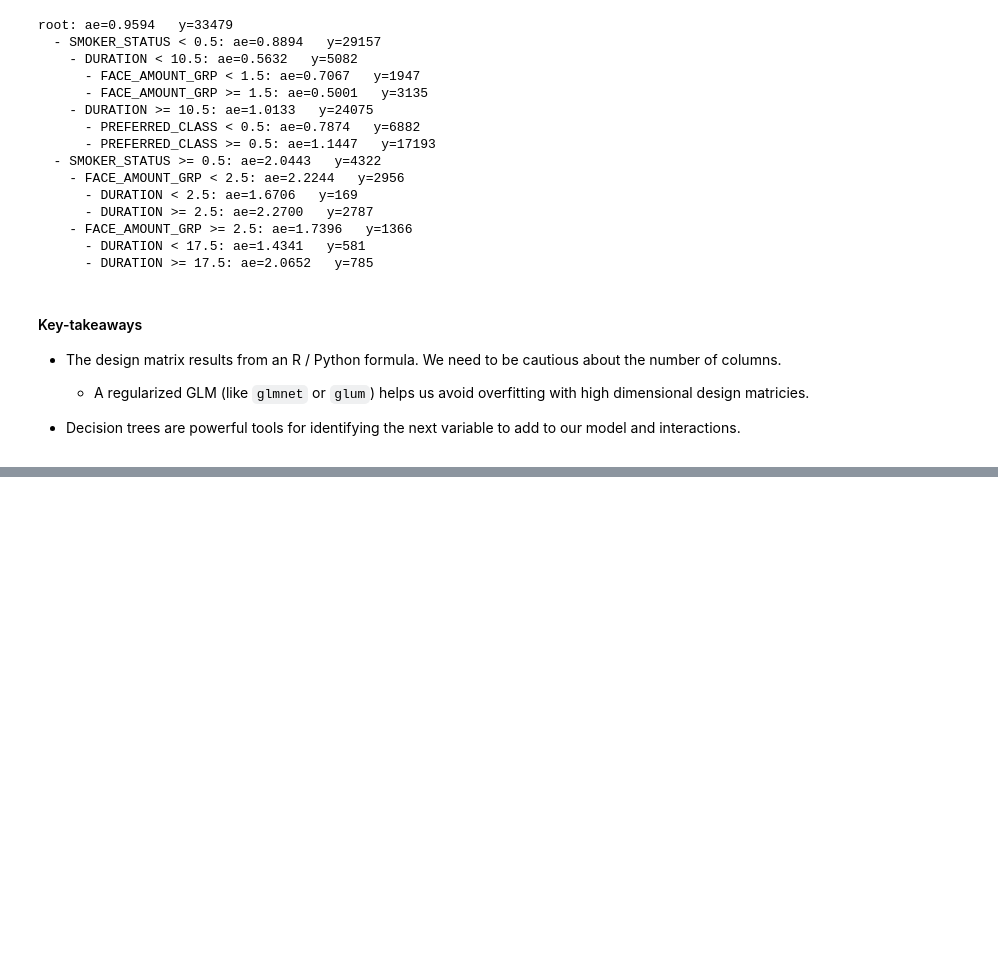
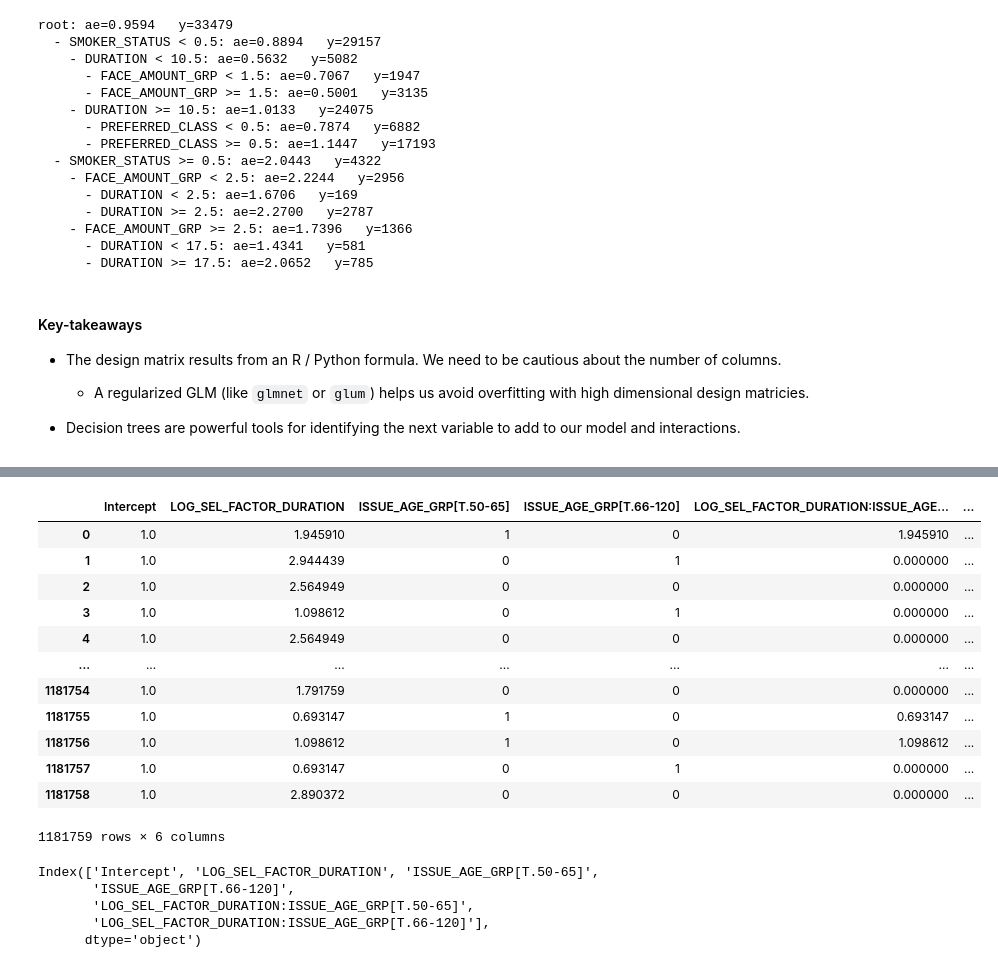
Before and after one commit to mma-fsa/data-examples, a Jupyter notebook: src/analysis/2_seriatim_data_glm.ipynb, the cells around one changed output, grey strips where cells are left out. Drawn from its saved outputs; the diff is of its cells as text; code cells hidden in the pictures; blank space fills up the shorter version.

```diff
--- a/src/analysis/2_seriatim_data_glm.ipynb
+++ b/src/analysis/2_seriatim_data_glm.ipynb
@@ -422,0 +678,37 @@ root: ae=0.9594   y=33479
+# %%
+# we need to cap the factor after 20 years, so that it does not change,
+# to do this we set the Duration to the minimum of 20 or the duration for the data/row.
+# This accomplishes our goal of having the selection period be CONSTANT after 20 years,
+# but we can't make the GLM set it to 1.0 (and we'll have to do this manually)
+df_train["SEL_FACTOR_DURATION"] = df_train["DURATION"].apply(lambda x: min(20, x))
+
+# to make this term into a power function, we have to take the log
+df_train["LOG_SEL_FACTOR_DURATION"] = np.log(df_train["SEL_FACTOR_DURATION"])
+
+# create 20-year selection factor for each issue age group
+model_sel_only_formula = frm.Formula.from_spec("~ LOG_SEL_FACTOR_DURATION * ISSUE_AGE_GRP")
+
+X_mat_sel_only = model_sel_only_formula.get_model_matrix(df_train)
+X_mat_sel_only
+# %% [output]
+|  | Intercept | LOG_SEL_FACTOR_DURATION | ISSUE_AGE_GRP[T.50-65] | ISSUE_AGE_GRP[T.66-120] | LOG_SEL_FACTOR_DURATION:ISSUE_AGE... | ... |
+| 0 | 1.0 | 1.945910 | 1 | 0 | 1.945910 | ... |
+| 1 | 1.0 | 2.944439 | 0 | 1 | 0.000000 | ... |
+| 2 | 1.0 | 2.564949 | 0 | 0 | 0.000000 | ... |
+| 3 | 1.0 | 1.098612 | 0 | 1 | 0.000000 | ... |
+| 4 | 1.0 | 2.564949 | 0 | 0 | 0.000000 | ... |
+| ... | ... | ... | ... | ... | ... | ... |
+| 1181754 | 1.0 | 1.791759 | 0 | 0 | 0.000000 | ... |
+| 1181755 | 1.0 | 0.693147 | 1 | 0 | 0.693147 | ... |
+| 1181756 | 1.0 | 1.098612 | 1 | 0 | 1.098612 | ... |
+| 1181757 | 1.0 | 0.693147 | 0 | 1 | 0.000000 | ... |
+| 1181758 | 1.0 | 2.890372 | 0 | 0 | 0.000000 | ... |
+1181759 rows × 6 columns
+# %%
+X_mat_sel_only.columns
+# %% [output]
+Index(['Intercept', 'LOG_SEL_FACTOR_DURATION', 'ISSUE_AGE_GRP[T.50-65]',
+       'ISSUE_AGE_GRP[T.66-120]',
+       'LOG_SEL_FACTOR_DURATION:ISSUE_AGE_GRP[T.50-65]',
+       'LOG_SEL_FACTOR_DURATION:ISSUE_AGE_GRP[T.66-120]'],
+      dtype='object')
```
Also changed, not shown: parts of 19 cells of this notebook.
